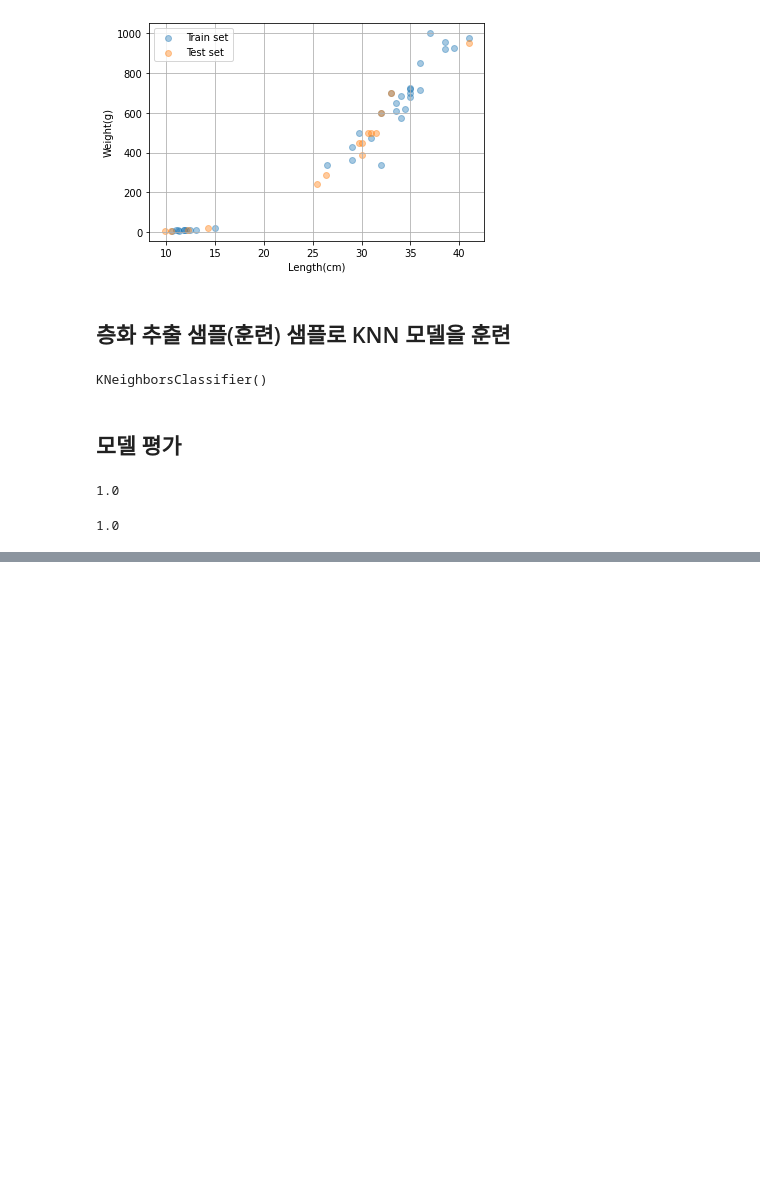
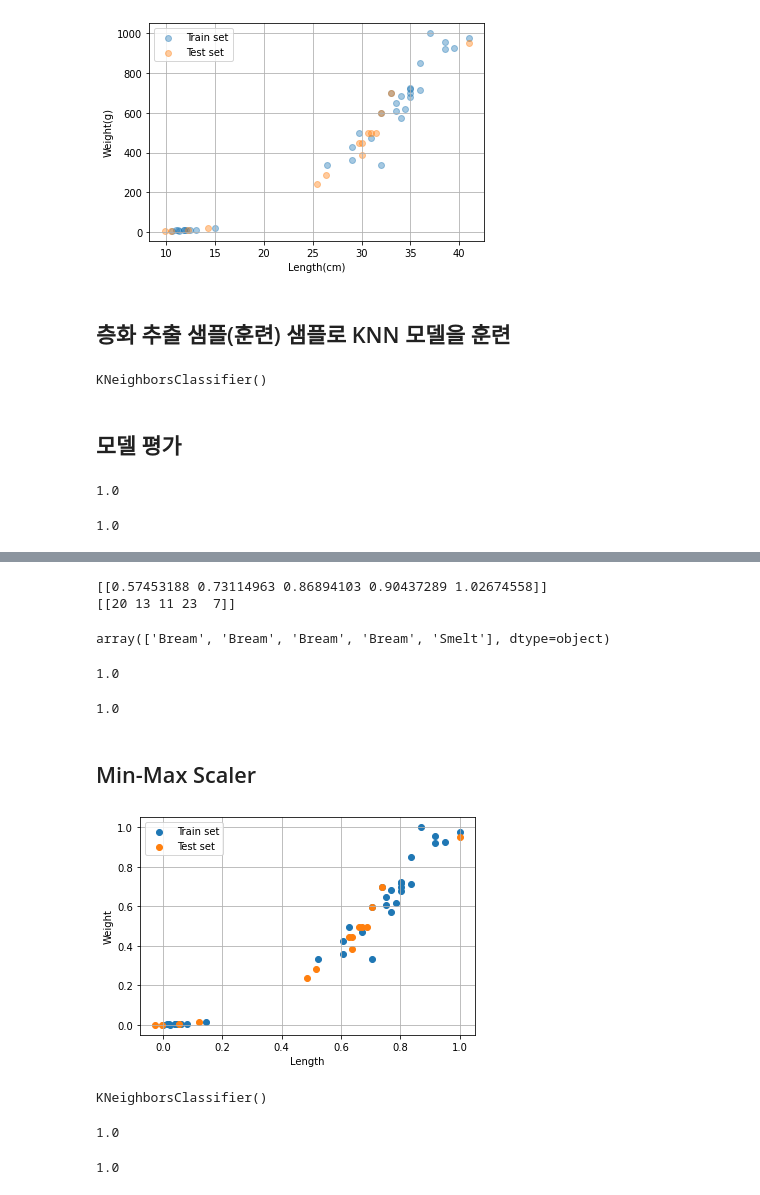
Before and after one commit to JMYoon90/JM_python, a Jupyter notebook: ml02_knn.ipynb, the cells around one changed output, grey strips where cells are left out. Saved outputs shown, nothing was run; the diff lists cells and outputs as text; code cells hidden in the pictures; blank space fills up the shorter version.

```diff
--- a/ml02_knn.ipynb
+++ b/ml02_knn.ipynb
@@ -388,0 +558,46 @@ knn_clf.score(X_te, y_te)
+# %%
+distances, indices = knn_clf.kneighbors(unknown_scaled)
+print(distances)
+print(indices)
+# %% [output]
+[[0.57453188 0.73114963 0.86894103 0.90437289 1.02674558]]
+[[20 13 11 23  7]]
+# %%
+y_tr[indices[0]]
+# %% [output]
+array(['Bream', 'Bream', 'Bream', 'Bream', 'Smelt'], dtype=object)
+# %%
+# 훈련 셋에서의 정확도
+knn_clf.score(X_tr_scaled, y_tr)
+# %% [output]
+1.0
+# %%
+# 테스트 셋을 스케일 변환
+X_te_scaled = std_scaler.transform(X_te)
+# 테스트 셋에서의 정확도
+knn_clf.score(X_te_scaled, y_te)
+# %% [output]
+1.0
+# %% [markdown]
+## Min-Max Scaler
+# %%
+# X_tr: (스케일 변환 전) 훈련 데이터, y_tr: 훈련 레이블, X_te: 테스트 데이터,
+# X_te: (스케일 변환 전) 테스트 데이터, y_te: 테스트 레이블
+scaler = MinMaxScaler() # Scaler 객체 생성
+# 훈련 셋에서 최소값/최대값을 찾아서 훈련 셋의 스케일을 변환.
+X_tr_scaled = scaler.fit_transform(X_tr)
+# 훈련 셋에서 찾은 최소값과 최대값을 사용해서 테스트 셋의 스케일을 변환.
+X_te_scaled = scaler.transform(X_te)
+# %%
+# 스케일 변환된 훈련 셋 산점도
+plt.scatter(X_tr_scaled[:,1], X_tr_scaled[:,0], label='Train set')
+# 스케일 변환된 테스트 셋의 산점도
+plt.scatter(X_te_scaled[:, 1], X_te_scaled[:, 0], label='Test set')
+
+plt.grid()
+plt.legend()
+plt.xlabel('Length')
+plt.ylabel('Weight')
+plt.show()
+# %% [output]
+[figure, added]
@@ -388,0 +606,12 @@ knn_clf.score(X_te, y_te)
+# %%
+knn_clf.fit(X_tr_scaled, y_tr) # 훈련 셋으로 모델을 훈련
+# %% [output]
+KNeighborsClassifier()
+# %%
+knn_clf.score(X_tr_scaled, y_tr) # 훈련 셋에서의 정확도
+# %% [output]
+1.0
+# %%
+knn_clf.score(X_te_scaled, y_te) # 테스트 셋에서의 정확도
+# %% [output]
+1.0
```
Also changed, not shown: parts of 28 cells of this notebook.
